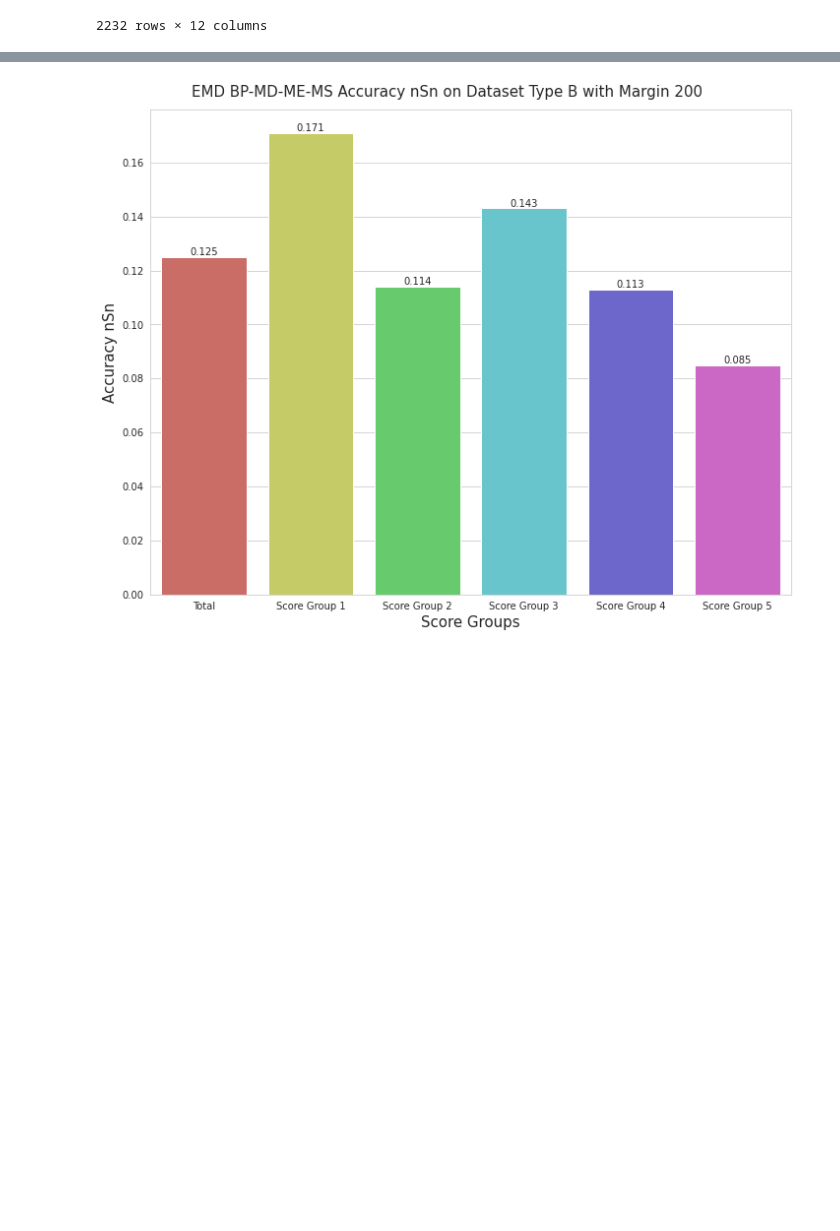
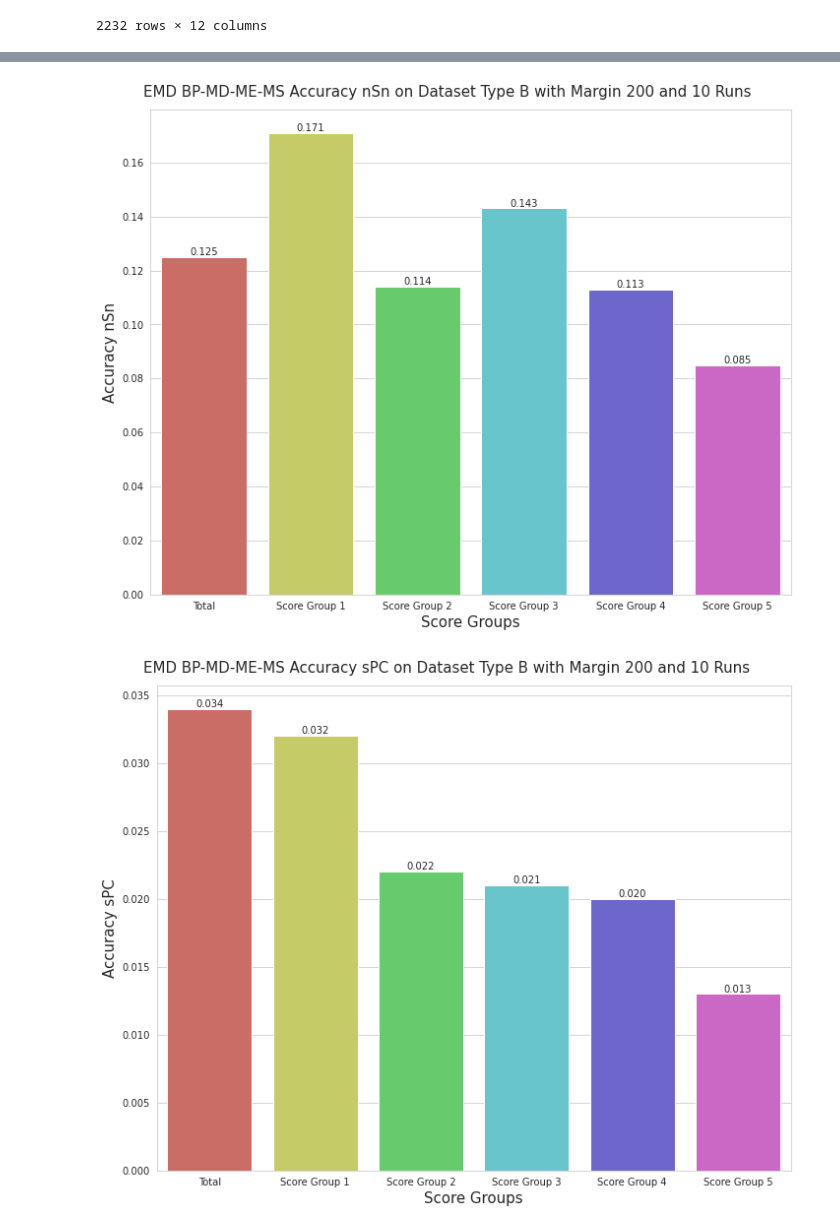
Before and after one commit to SpyrosAlvanakis/Molecular_Algorithms_project, a Jupyter notebook: evaluate_predictions.ipynb, the cells around one changed output, grey strips where cells are left out. Saved outputs shown, nothing was run; the diff lists cells and outputs as text; code cells hidden in the pictures; blank space fills up the shorter version.

```diff
--- a/evaluate_predictions.ipynb
+++ b/evaluate_predictions.ipynb
@@ -208,4 +238,8 @@ plot_accuracies(predictions_df, 'nSp')
 # %%
-plot_accuracies(predictions_df, 'nSn')
+plot_nucleotide_accuracies(predictions_df, 'nSn')
 # %% [output]
-[figure, old version]
+[figure, new version]
+# %%
+plot_site_accuracies(predictions_df)
+# %% [output]
+[figure, added]
```
Also changed, not shown: parts of 6 cells of this notebook, 1 other file.
